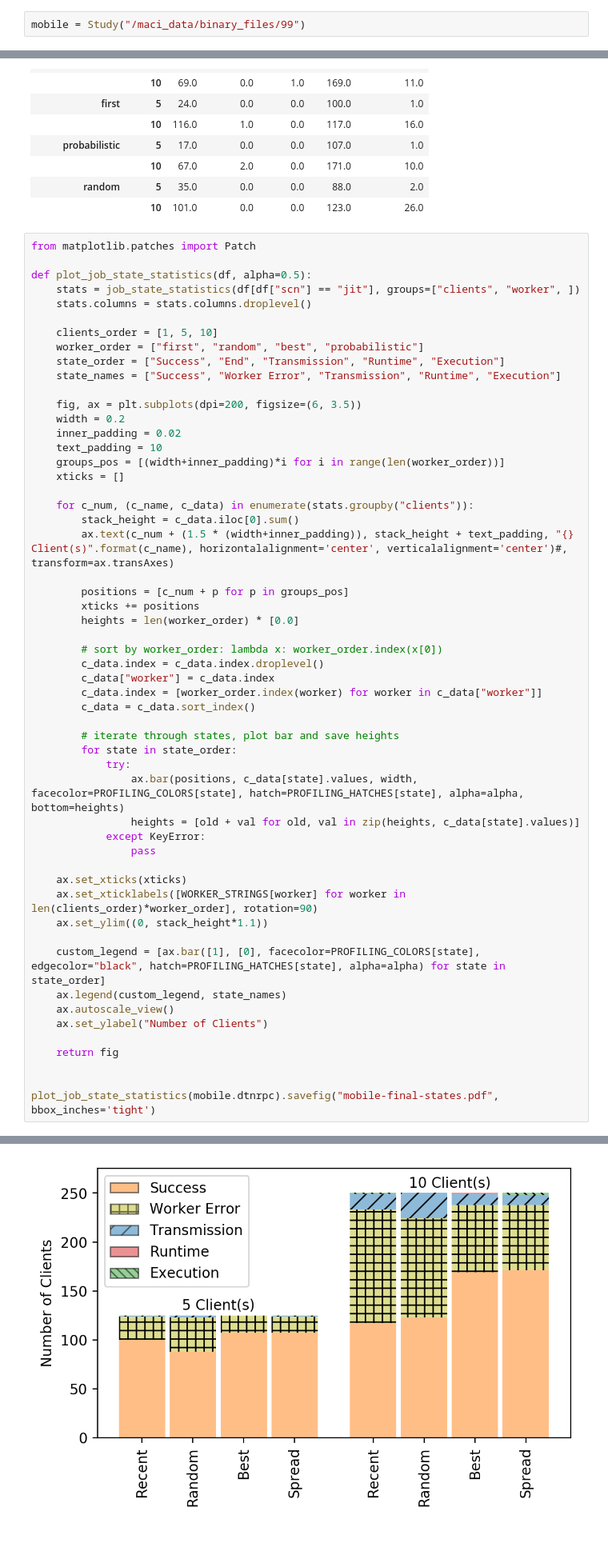
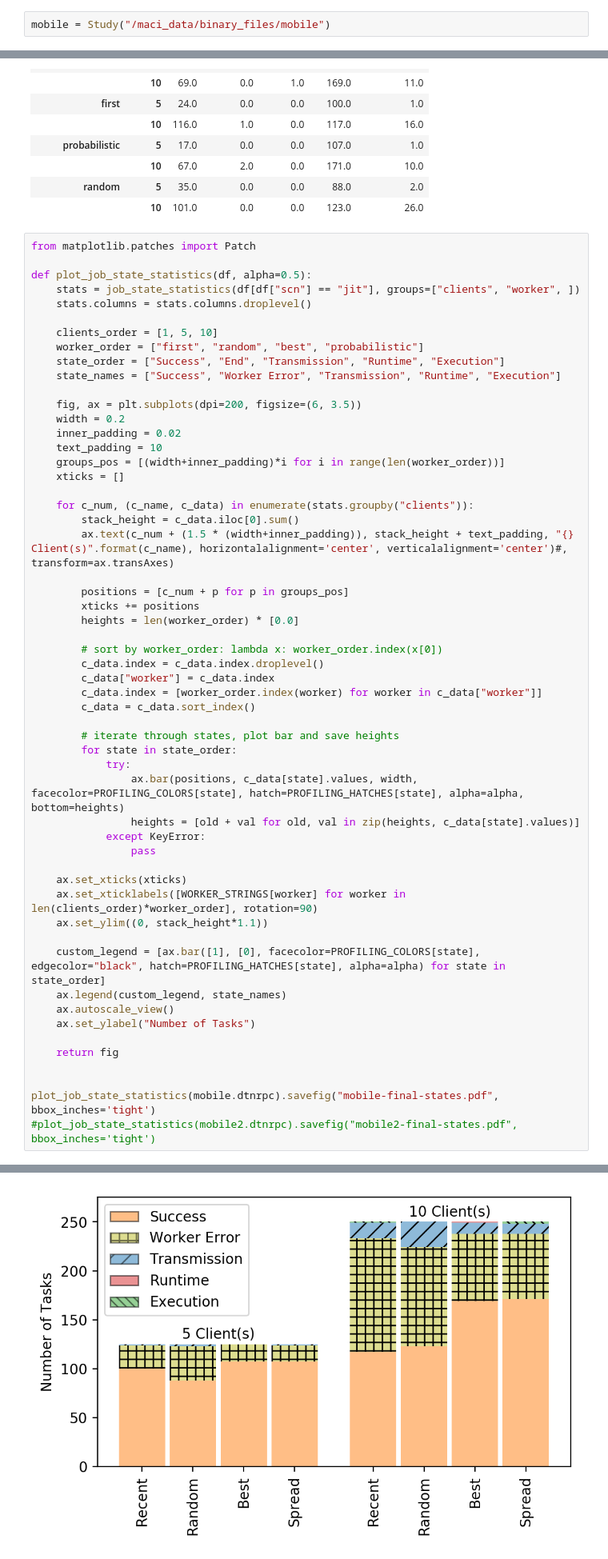
Before and after one commit to umr-ds/OPPLOAD-experiments, a Jupyter notebook: notebooks/default.ipynb, the cells around one changed output, grey strips where cells are left out. Shown at 80% size. Saved outputs shown, nothing was run; the diff lists cells and outputs as text.

Commit message:
Update evaluation notebooks for client only tests

```diff
--- a/notebooks/default.ipynb
+++ b/notebooks/default.ipynb
@@ -23,2 +23,2 @@ ring = Study("/maci_data/binary_files/95")
 # %%
-mobile = Study("/maci_data/binary_files/99")
+mobile = Study("/maci_data/binary_files/mobile")
@@ -367,35 +278,36 @@ def plot_job_state_statistics(df, alpha=0.5):
         # iterate through states, plot bar and save heights
         for state in state_order:
             try:
                 ax.bar(positions, c_data[state].values, width, facecolor=PROFILING_COLORS[state], hatch=PROFILING_HATCHES[state], alpha=alpha, bottom=heights)
                 heights = [old + val for old, val in zip(heights, c_data[state].values)]
             except KeyError:
                 pass
 
     ax.set_xticks(xticks)
     ax.set_xticklabels([WORKER_STRINGS[worker] for worker in len(clients_order)*worker_order], rotation=90)
     ax.set_ylim((0, stack_height*1.1))
 
     custom_legend = [ax.bar([1], [0], facecolor=PROFILING_COLORS[state], edgecolor="black", hatch=PROFILING_HATCHES[state], alpha=alpha) for state in state_order]
     ax.legend(custom_legend, state_names)
     ax.autoscale_view()
-    ax.set_ylabel("Number of Clients")
+    ax.set_ylabel("Number of Tasks")
 
     return fig
 
 
 plot_job_state_statistics(mobile.dtnrpc).savefig("mobile-final-states.pdf", bbox_inches='tight')
+#plot_job_state_statistics(mobile2.dtnrpc).savefig("mobile2-final-states.pdf", bbox_inches='tight')
 # %% [output]
 A value is trying to be set on a copy of a slice from a DataFrame.
 Try using .loc[row_indexer,col_indexer] = value instead
 
 See the caveats in the documentation: http://pandas.pydata.org/pandas-docs/stable/indexing.html#indexing-view-versus-copy
   self.obj[item] = s
 A value is trying to be set on a copy of a slice from a DataFrame.
 Try using .loc[row_indexer,col_indexer] = value instead
 
 See the caveats in the documentation: http://pandas.pydata.org/pandas-docs/stable/indexing.html#indexing-view-versus-copy
-[figure, old version]
+[figure, new version]
 # %%
 def plot_load(experiment):
     fig, ax_cpu = plt.subplots(dpi=200)
```
Also changed, not shown: parts of 6 cells of this notebook.
